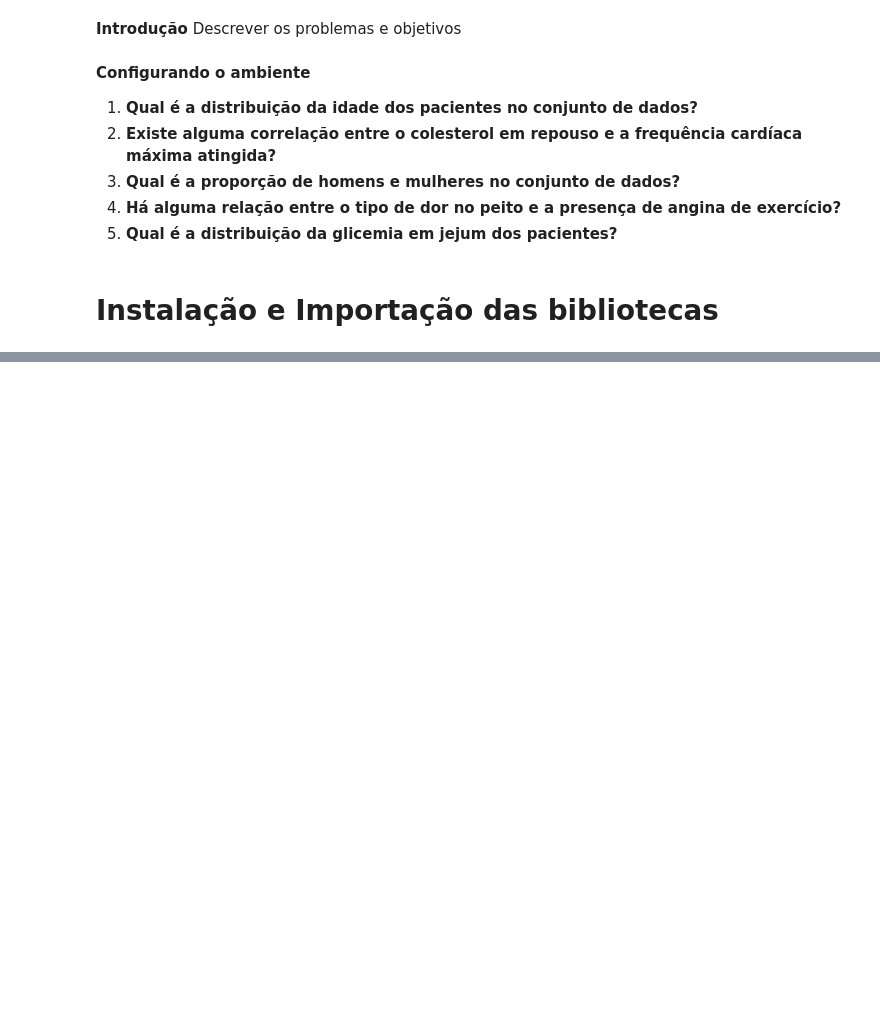
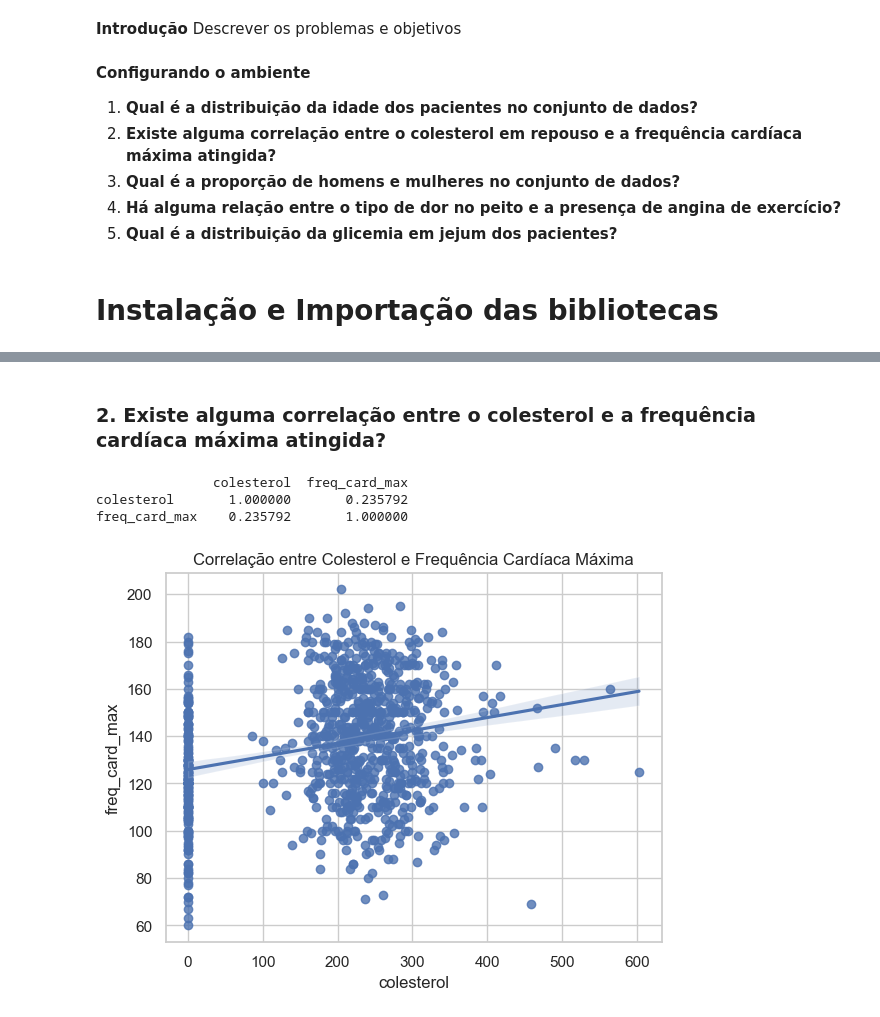
Before and after one commit to jop922/doencas_cardiacas, a Jupyter notebook: df.ipynb, the cells around one changed output, grey strips where cells are left out. Saved outputs shown, nothing was run; the diff lists cells and outputs as text; code cells hidden in the pictures; blank space fills up the shorter version.

```diff
--- a/df.ipynb
+++ b/df.ipynb
@@ -69,0 +110,33 @@ sns.histplot(df['idade'], kde=True)
+# %%
+#Alteração sexo
+sex_bins = [0,1,2]
+sex_labels = ['F','M']
+df['SEXO'] = pd.cut(df['sexo'],bins=sex_bins, labels=sex_labels, right=False)
+
+#Alteração Tipos de dores no peito
+bins = [1,2,3,4,5]
+labels = ['angina tipica','angina atipica','dor não anginosa','assintomatico']
+df['Tipos de dores no peito'] = pd.cut(df['tipo de dor no peito'], bins=bins, labels=labels, right=False)
+
+#Alteração Angina de exercicio
+# 1 = sim; 0 = não
+ang_bins = [0,1,2]
+ang_labels = ['S','N']
+df['Angina por exercicio'] = pd.cut(df['angina de exercicio'],bins=ang_bins, labels=ang_labels, right=False)
+
+#Glicemia em jejum glicemia em jejum > 120 mg/dl)
+# (1 = verdadeiro; 0 = falso)
+
+gli_bins = [0,1,2]
+gli_labels = ['Falso','Verdadeiro']
+df['Glicemia em jejum >120mg/dl'] = pd.cut(df['glicemia em jejum'], bins=gli_bins, labels=gli_labels, right=False)
+
+
+#reordenando as colunas com as informações corretas
+dados=df[['idade','faixa_etaria','SEXO','Tipos de dores no peito', 'pressao arterial em repouso','colesterol','Glicemia em jejum >120mg/dl','ecg em repouso','freq_card_max','Angina por exercicio','alvo']]
+
+# Percebi que alguns valores de colesterol estavam zerados, atrapalhando nossa analise. Com isso, removemos as linhas com valor 0
+dados=dados.sort_values(by='colesterol')
+dados = dados.query('colesterol > 0')
+dados = dados.query('colesterol <=300')
+display(dados)
@@ -69,0 +177,17 @@ sns.histplot(df['idade'], kde=True)
+# %% [markdown]
+### 2. **Existe alguma correlação entre o colesterol e a frequência cardíaca máxima atingida?**
+# %%
+
+correlacao = df[['colesterol', 'freq_card_max']].corr()
+print(correlacao)
+
+sns.regplot(x='colesterol', y='freq_card_max', data=df)
+plt.title('Correlação entre Colesterol e Frequência Cardíaca Máxima')
+plt.xlabel('colesterol')
+plt.ylabel('freq_card_max')
+plt.show()
+# %% [output]
+               colesterol  freq_card_max
+colesterol       1.000000       0.235792
+freq_card_max    0.235792       1.000000
+[figure, added]
```
Also changed, not shown: parts of 20 cells of this notebook, 3 other files.
